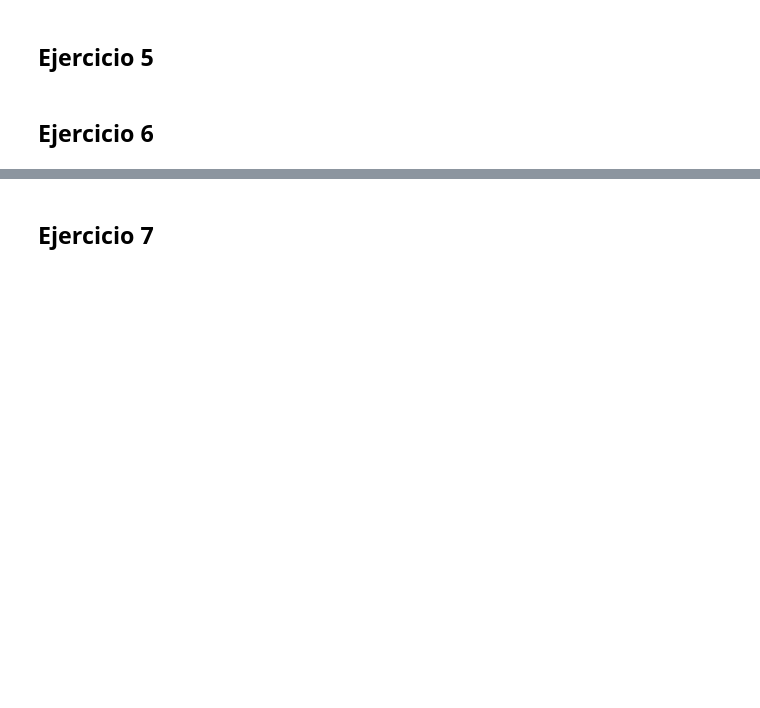
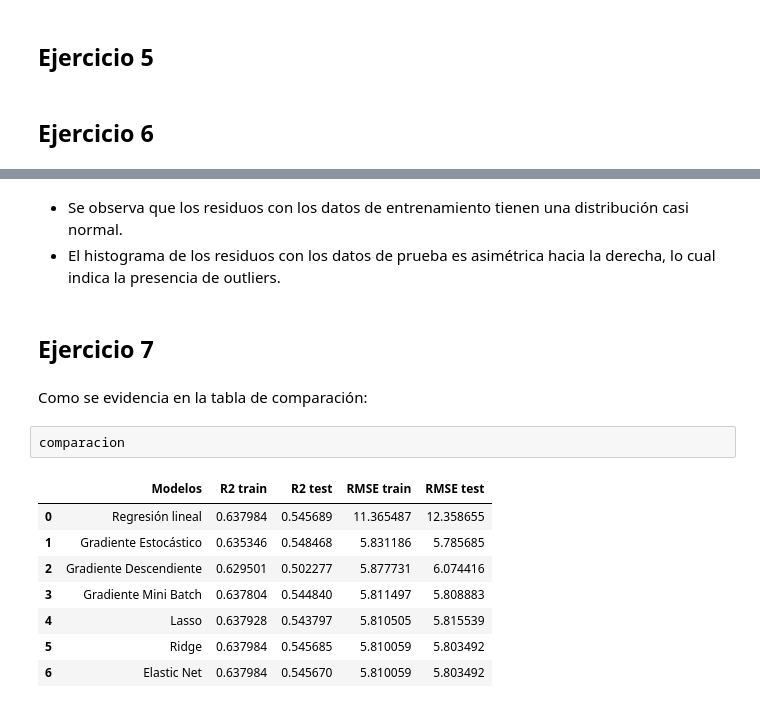
Before and after one commit to therokitoki/AA1-TUIA-Alsop-Hachen, a Jupyter notebook: tp.ipynb, the cells around one changed output, grey strips where cells are left out. Drawn from its saved outputs; the diff is of its cells as text; blank space fills up the shorter version.

```diff
--- a/tp.ipynb
+++ b/tp.ipynb
@@ -1039,5 +1037,21 @@ plot_residuos(x_train_scaled, y_train, x_test_scaled, y_test, W_elastic)
 # %% [output]
 [figure]
 [figure]
+# %% [markdown]
+- Se observa que los residuos con los datos de entrenamiento tienen una distribución casi normal.
+- El histograma de los residuos con los datos de prueba es asimétrica hacia la derecha, lo cual indica la presencia de outliers.
 # %% [markdown]
 ## Ejercicio 7
+# %% [markdown]
+Como se evidencia en la tabla de comparación:
+# %%
+comparacion
+# %% [output]
+|  | Modelos | R2 train | R2 test | RMSE train | RMSE test |
+| 0 | Regresión lineal | 0.637984 | 0.545689 | 11.365487 | 12.358655 |
+| 1 | Gradiente Estocástico | 0.635346 | 0.548468 | 5.831186 | 5.785685 |
+| 2 | Gradiente Descendiente | 0.629501 | 0.502277 | 5.877731 | 6.074416 |
+| 3 | Gradiente Mini Batch | 0.637804 | 0.544840 | 5.811497 | 5.808883 |
+| 4 | Lasso | 0.637928 | 0.543797 | 5.810505 | 5.815539 |
+| 5 | Ridge | 0.637984 | 0.545685 | 5.810059 | 5.803492 |
+| 6 | Elastic Net | 0.637984 | 0.545670 | 5.810059 | 5.803492 |
```
Also changed, not shown: parts of 16 cells of this notebook.
